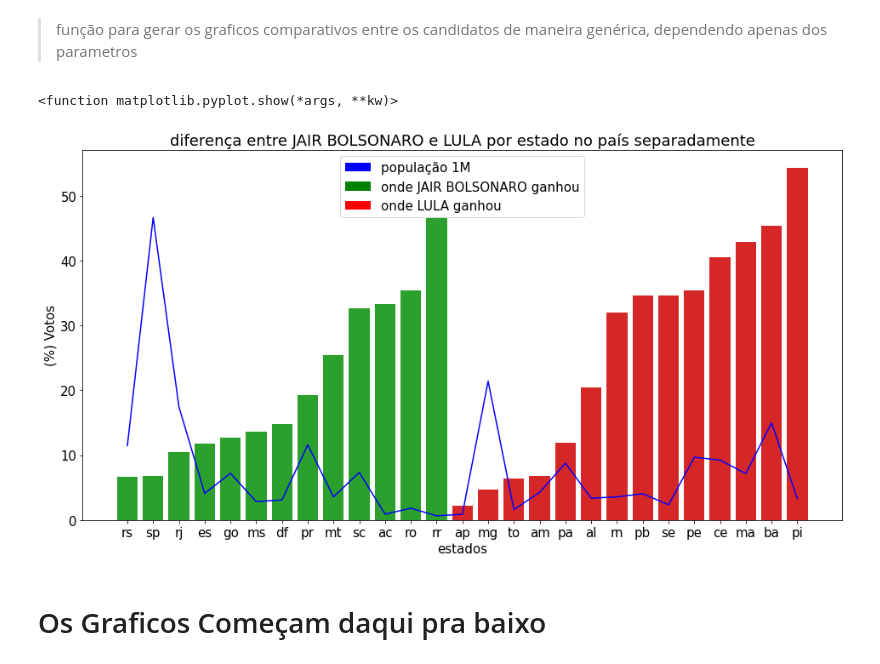
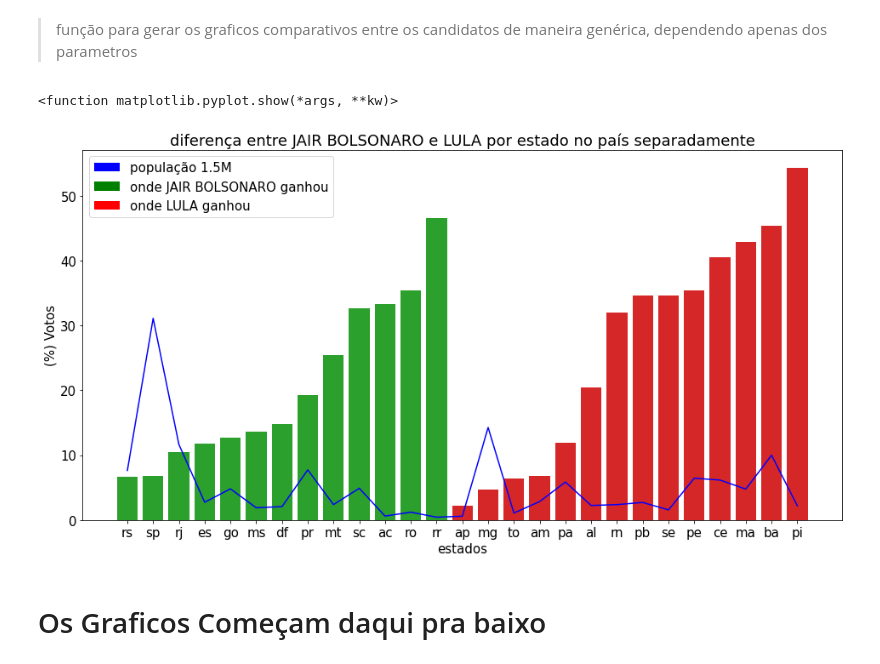
Before and after one commit to luisArthurRodriguesDaSilva/analise-eleicoes-brasileiras-2022, a Jupyter notebook: apuração.ipynb, the cells around one changed output. Saved outputs shown, nothing was run; the diff lists cells and outputs as text; code cells hidden in the pictures.

Commit message:
pequena melhoria na visualização

```diff
--- a/apuração.ipynb
+++ b/apuração.ipynb
@@ -191,22 +191,22 @@ def showDiffPerState(candidates, attr,category= 'Presidente',mode = 0, aditional
 # %%
 # def test1(ax,ordened_ufs):
 #   counts = list(map( lambda uf: getCandidateScore(uf=uf,category='Presidente', candidate='CIRO GOMES', attr= 'Votos')/1000000,ordened_ufs))
 #   ax.bar([0 ],[0 ], color = 'blue', label=f'Votos pra ciro')
 #   ax.plot(ordened_ufs,counts, color = 'blue')
 # def test2(ax,ordened_ufs):
 #   counts = list(map( lambda uf: getCandidateScore(uf=uf,category='Presidente', candidate='SIMONE TEBET', attr= 'Votos')/1000000,ordened_ufs))
 #   ax.bar([0 ],[0 ], color = 'orange', label=f'Votos pra tebet')
 #   ax.plot(ordened_ufs,counts, color = 'orange')
 def populacao(ax,ordened_ufs):
-  counts = list(map(lambda uf: electionsData[uf]['populacao']/1000000,ordened_ufs))
-  ax.bar([0 ],[0 ], color = 'blue', label=f'população 1M')
+  counts = list(map(lambda uf: electionsData[uf]['populacao']/1500000,ordened_ufs))
+  ax.bar([0 ],[0 ], color = 'blue', label=f'população 1.5M')
   ax.plot(ordened_ufs,counts, color = 'blue')
 
 
 showDiffPerState(candidates = [BOLSONARO_TAG,LULA_TAG], attr='(%) Votos',mode = 1, aditionalFuncs=[populacao])
 # %% [output]
 <function matplotlib.pyplot.show(*args, **kw)>
-[figure, old version]
+[figure, new version]
 # %% [markdown]
 # Os Graficos Começam daqui pra baixo
 # %% [markdown]
```
